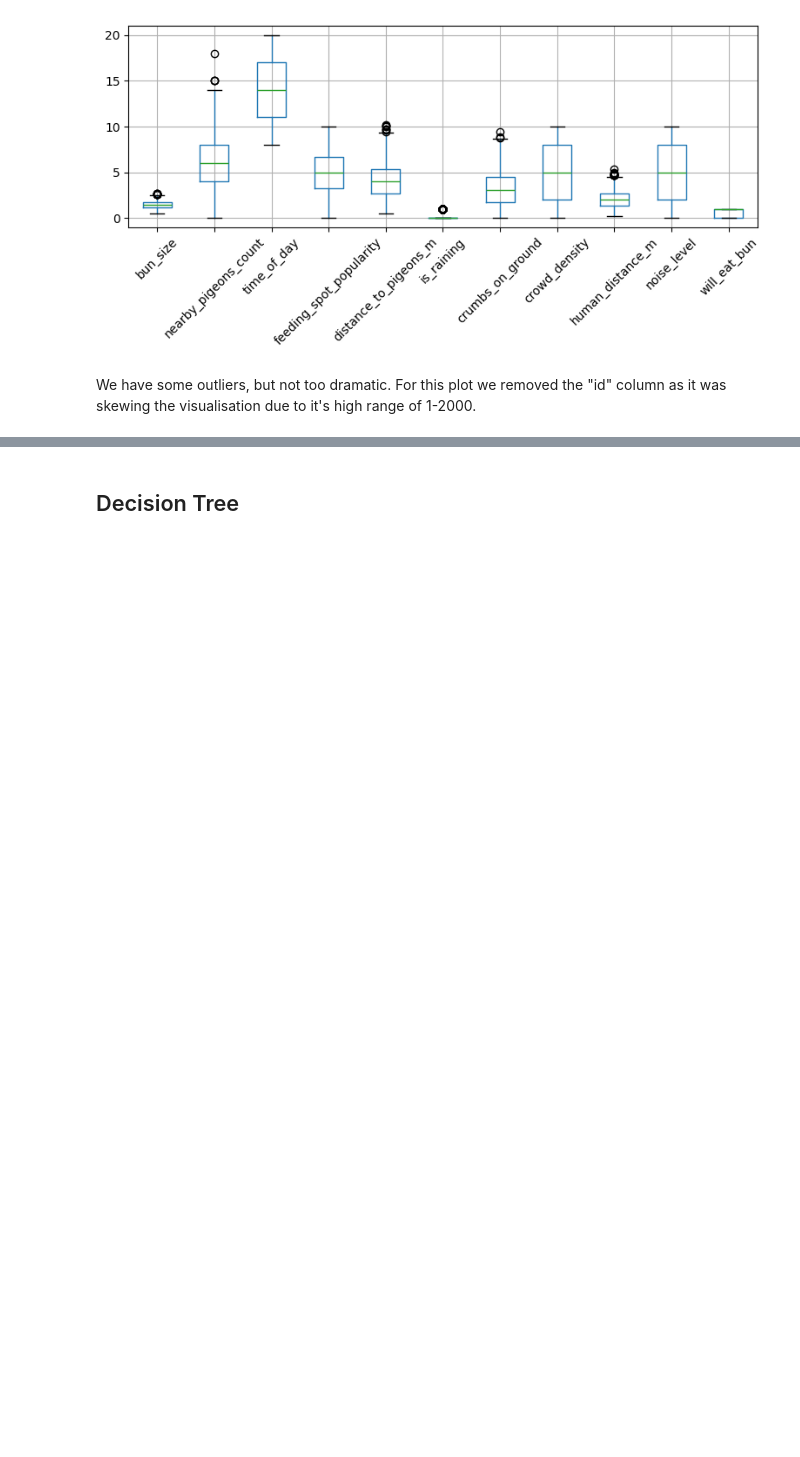
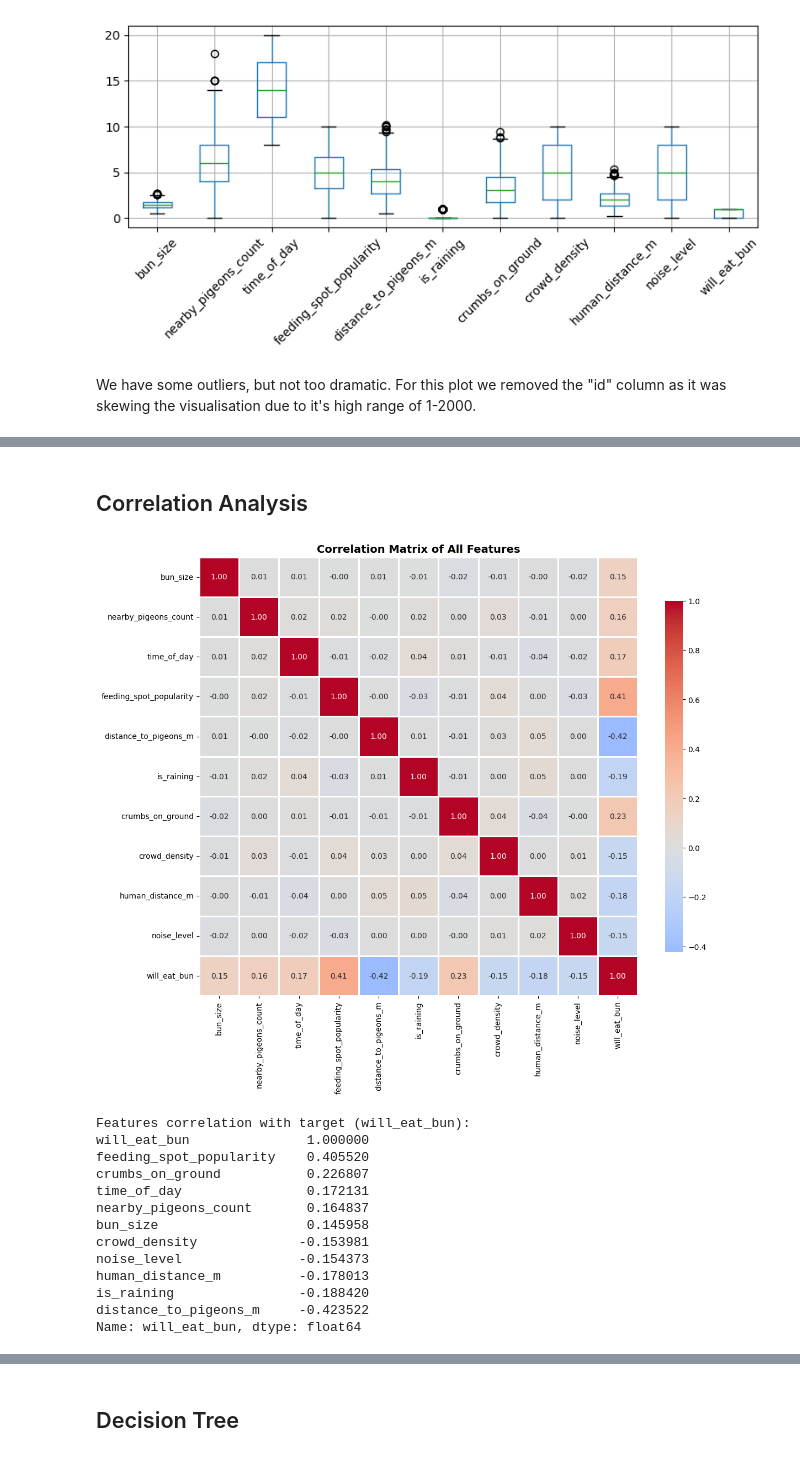
Before and after one commit to Lord-of-Waffles/WillPigeonEatBun, a Jupyter notebook: project.ipynb, the cells around one changed output, grey strips where cells are left out. Cells and saved outputs as stored; diff of their text form; code cells hidden in the pictures; blank space fills up the shorter version.

```diff
--- a/project.ipynb
+++ b/project.ipynb
@@ -99,0 +135,35 @@ We have some outliers, but not too dramatic. For this plot we removed the "id" c
+# %% [markdown]
+## Correlation Analysis
+# %%
+import seaborn as sns
+
+# Calculate correlation matrix (excluding id column)
+correlation_matrix = pigeon_frame.drop('id', axis=1).corr()
+
+# Visualize correlation matrix
+plt.figure(figsize=(12, 10))
+sns.heatmap(correlation_matrix, annot=True, fmt='.2f', cmap='coolwarm',
+            center=0, square=True, linewidths=1, cbar_kws={"shrink": 0.8})
+plt.title('Correlation Matrix of All Features', fontsize=14, fontweight='bold')
+plt.tight_layout()
+plt.show()
+
+# Features most correlated with target
+print("\nFeatures correlation with target (will_eat_bun):")
+target_correlation = correlation_matrix['will_eat_bun'].sort_values(ascending=False)
+print(target_correlation)
+# %% [output]
+[figure, added]
+Features correlation with target (will_eat_bun):
+will_eat_bun               1.000000
+feeding_spot_popularity    0.405520
+crumbs_on_ground           0.226807
+time_of_day                0.172131
+nearby_pigeons_count       0.164837
+bun_size                   0.145958
+crowd_density             -0.153981
+noise_level               -0.154373
+human_distance_m          -0.178013
+is_raining                -0.188420
+distance_to_pigeons_m     -0.423522
+Name: will_eat_bun, dtype: float64
```
Also changed, not shown: parts of 21 cells of this notebook, 1 other file.
